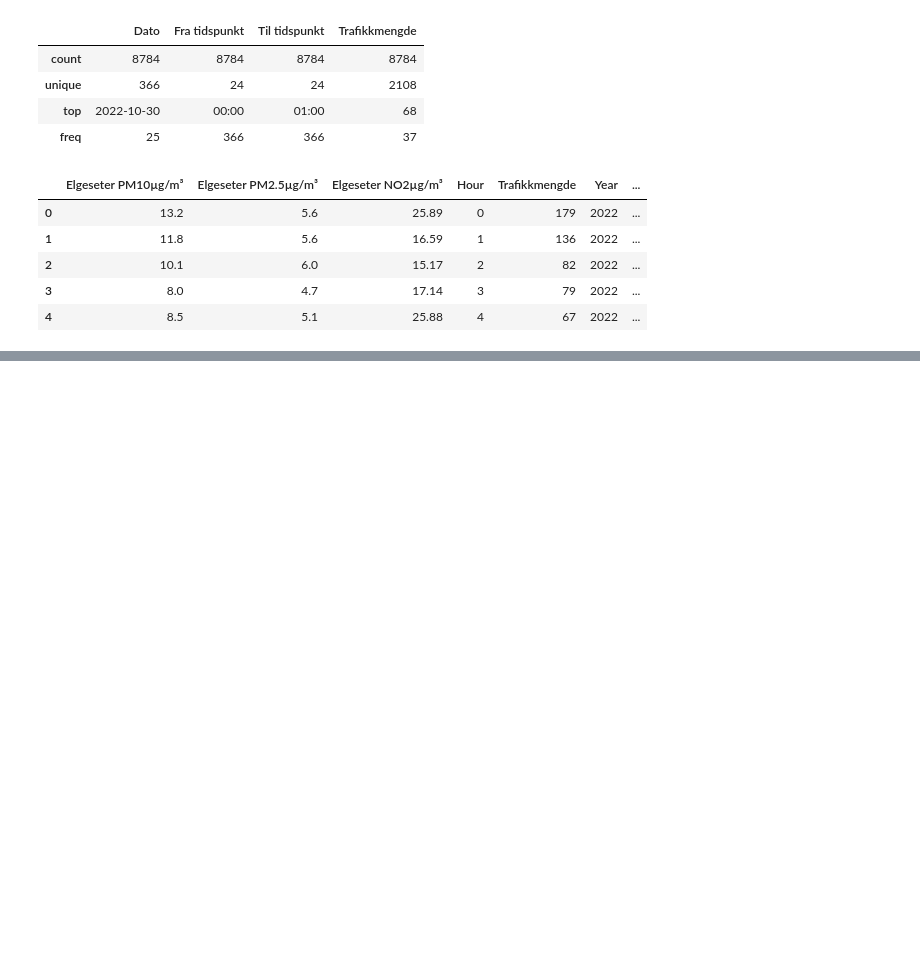
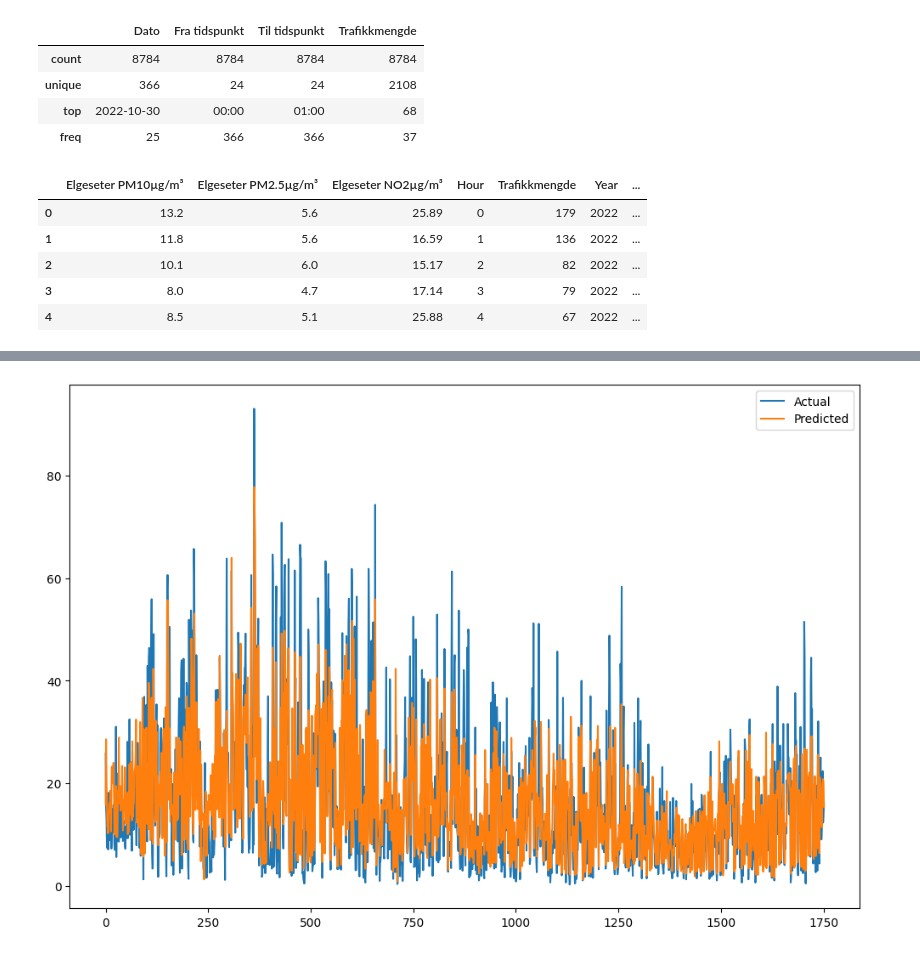
Before and after one commit to Naqibulr/EIT, a Jupyter notebook: prediksjoner/neuralNet.ipynb, the cells around one changed output, grey strips where cells are left out. Saved outputs shown, nothing was run; the diff lists cells and outputs as text; code cells hidden in the pictures; blank space fills up the shorter version.

```diff
--- a/prediksjoner/neuralNet.ipynb
+++ b/prediksjoner/neuralNet.ipynb
@@ -64,0 +183,10 @@ test_df.to_csv('test.csv', index=False)
+# %%
+plt.figure(figsize=(12,8))
+
+plt.plot(y_test['Elgeseter NO2µg/m³'].values, label='Actual')
+plt.plot(predictions[:, 2], label='Predicted')
+
+plt.legend()
+plt.show()
+# %% [output]
+[figure, added]
```
Also changed, not shown: parts of 9 cells of this notebook, 3 other files.
